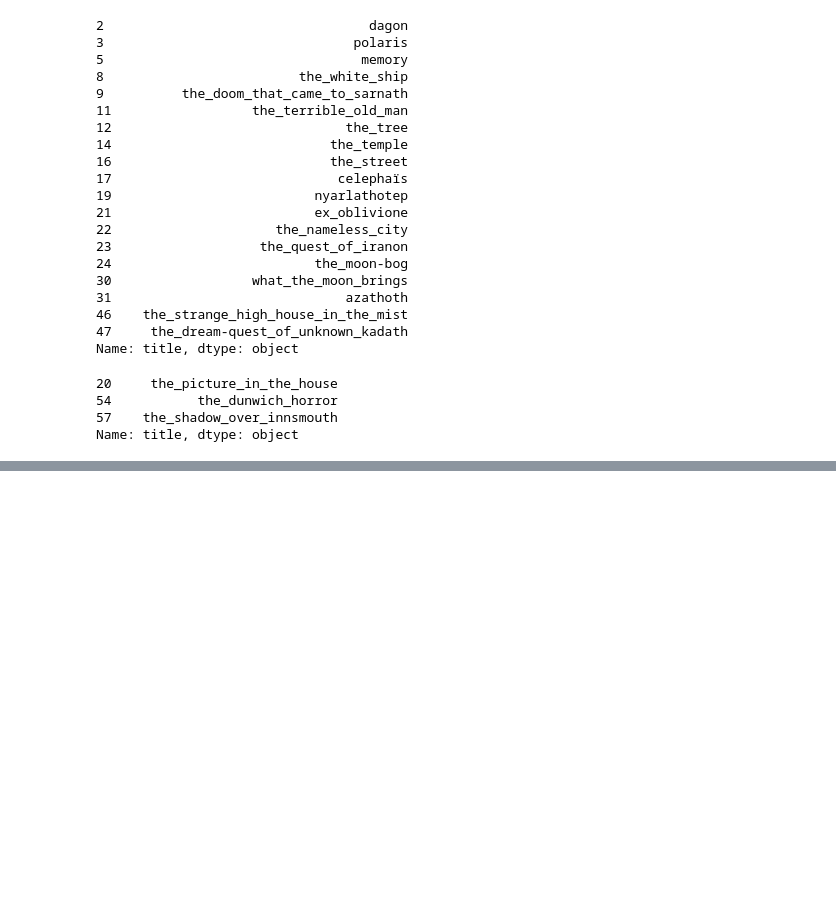
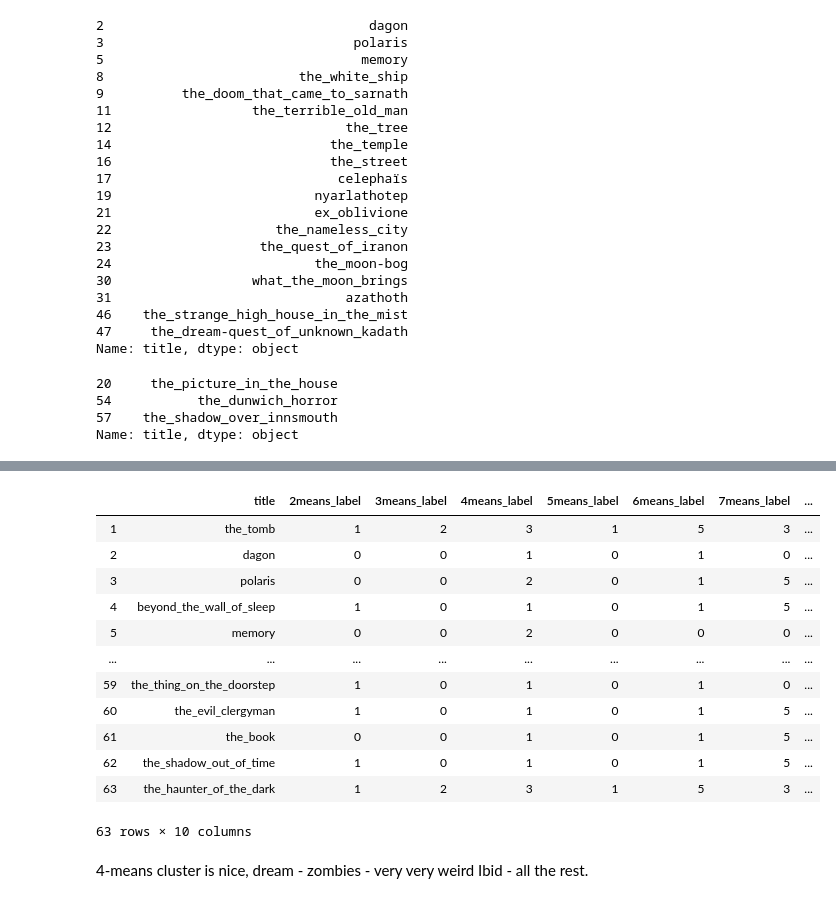
Before and after one commit to MatePocs/lovecraft, a Jupyter notebook: basic_nlp_analysis.ipynb, the cells around one changed output, grey strips where cells are left out. Drawn from its saved outputs; the diff is of its cells as text; code cells hidden in the pictures; blank space fills up the shorter version.

```diff
--- a/basic_nlp_analysis.ipynb
+++ b/basic_nlp_analysis.ipynb
@@ -1543,0 +1621,29 @@ cluster_df.to_csv('./results/word_counts/tfidf_clustering.csv', index = False)
+# %%
+kmeans_models = {}
+for i in range(2,10+1):
+    current_kmean = KMeans(n_clusters=i).fit(result_df)
+    kmeans_models[i] = current_kmean
+# %%
+cluster_df_2 = pd.DataFrame()
+cluster_df_2['title'] = filenames
+for i in range(2, 10+1):
+    col_name = str(i) +'means_label'
+    cluster_df_2[col_name] = kmeans_models[i].labels_
+# %%
+cluster_df_2
+# %% [output]
+|  | title | 2means_label | 3means_label | 4means_label | 5means_label | 6means_label | 7means_label | ... |
+| 1 | the_tomb | 1 | 2 | 3 | 1 | 5 | 3 | ... |
+| 2 | dagon | 0 | 0 | 1 | 0 | 1 | 0 | ... |
+| 3 | polaris | 0 | 0 | 2 | 0 | 1 | 5 | ... |
+| 4 | beyond_the_wall_of_sleep | 1 | 0 | 1 | 0 | 1 | 5 | ... |
+| 5 | memory | 0 | 0 | 2 | 0 | 0 | 0 | ... |
+| ... | ... | ... | ... | ... | ... | ... | ... | ... |
+| 59 | the_thing_on_the_doorstep | 1 | 0 | 1 | 0 | 1 | 0 | ... |
+| 60 | the_evil_clergyman | 1 | 0 | 1 | 0 | 1 | 5 | ... |
+| 61 | the_book | 0 | 0 | 1 | 0 | 1 | 5 | ... |
+| 62 | the_shadow_out_of_time | 1 | 0 | 1 | 0 | 1 | 5 | ... |
+| 63 | the_haunter_of_the_dark | 1 | 2 | 3 | 1 | 5 | 3 | ... |
+63 rows × 10 columns
+# %% [markdown]
+4-means cluster is nice, dream - zombies - very very weird Ibid - all the rest.
```
Also changed, not shown: parts of 28 cells of this notebook.
